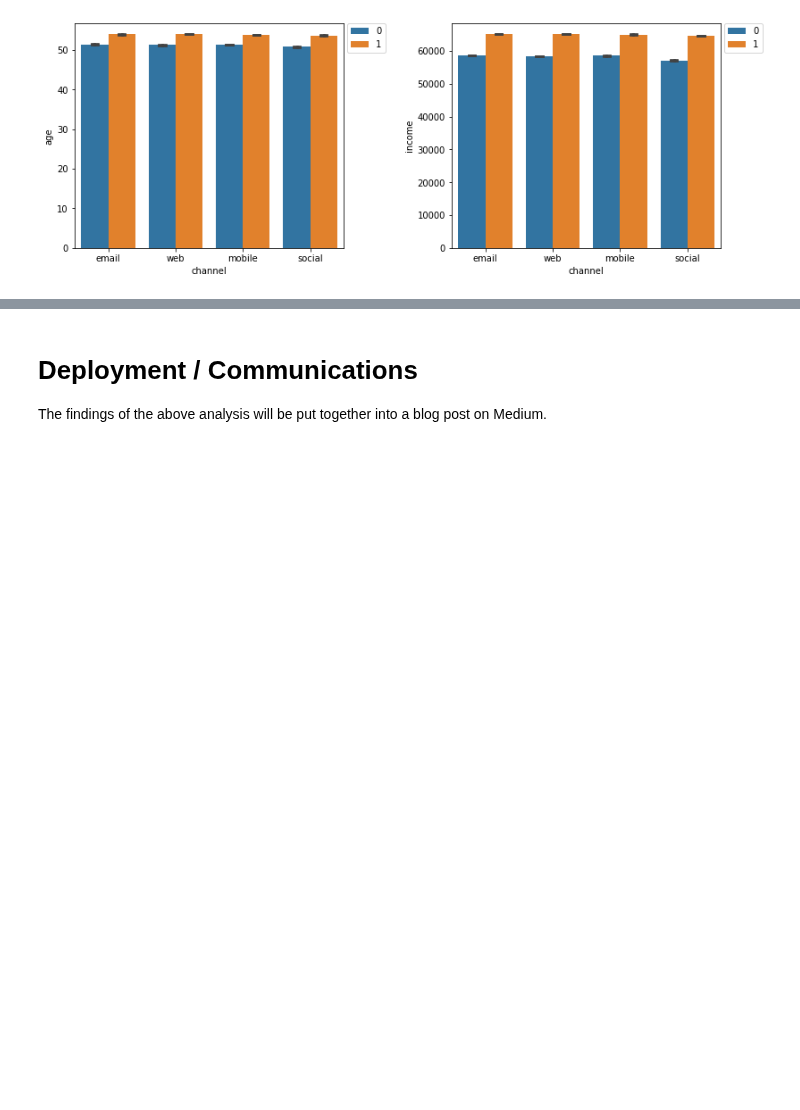
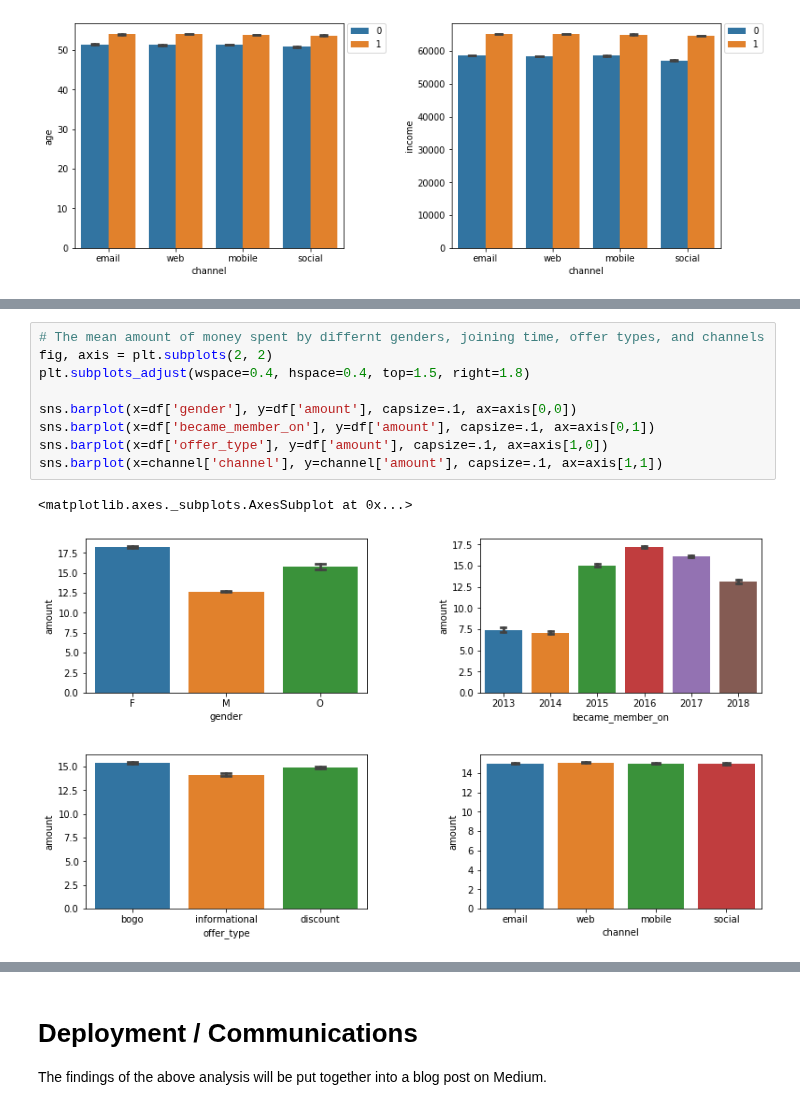
Before and after one commit to Kilie/starbucks, a Jupyter notebook: Starbucks_Capstone_notebook.ipynb, the cells around one changed output, grey strips where cells are left out. Drawn from its saved outputs; the diff is of its cells as text; blank space fills up the shorter version.

```diff
--- a/Starbucks_Capstone_notebook.ipynb
+++ b/Starbucks_Capstone_notebook.ipynb
@@ -1017,0 +794,12 @@ By using LogisticRegression instead of SGDClassifier, with the combination of Gr
+# %%
+# The mean amount of money spent by differnt genders, joining time, offer types, and channels
+fig, axis = plt.subplots(2, 2)
+plt.subplots_adjust(wspace=0.4, hspace=0.4, top=1.5, right=1.8)
+
+sns.barplot(x=df['gender'], y=df['amount'], capsize=.1, ax=axis[0,0])
+sns.barplot(x=df['became_member_on'], y=df['amount'], capsize=.1, ax=axis[0,1])
+sns.barplot(x=df['offer_type'], y=df['amount'], capsize=.1, ax=axis[1,0])
+sns.barplot(x=channel['channel'], y=channel['amount'], capsize=.1, ax=axis[1,1])
+# %% [output]
+<matplotlib.axes._subplots.AxesSubplot at 0x...>
+[figure, added]
```
Also changed, not shown: parts of 44 cells of this notebook.
